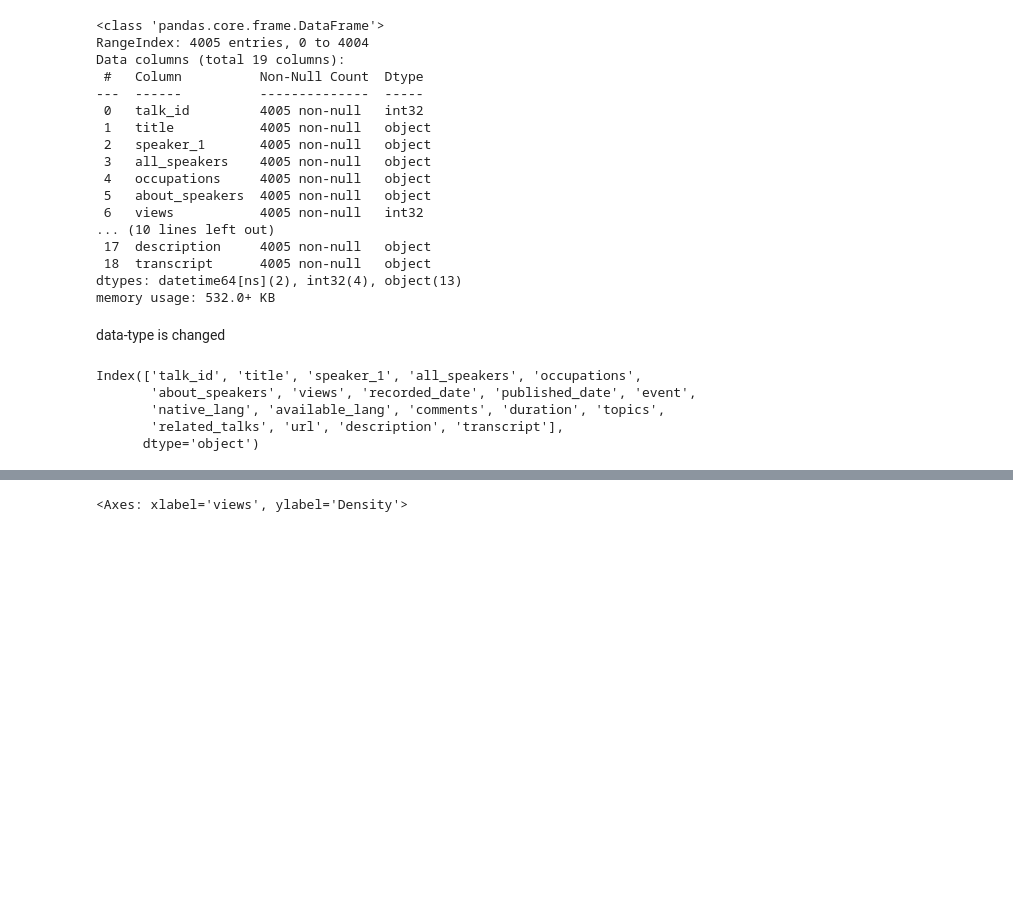
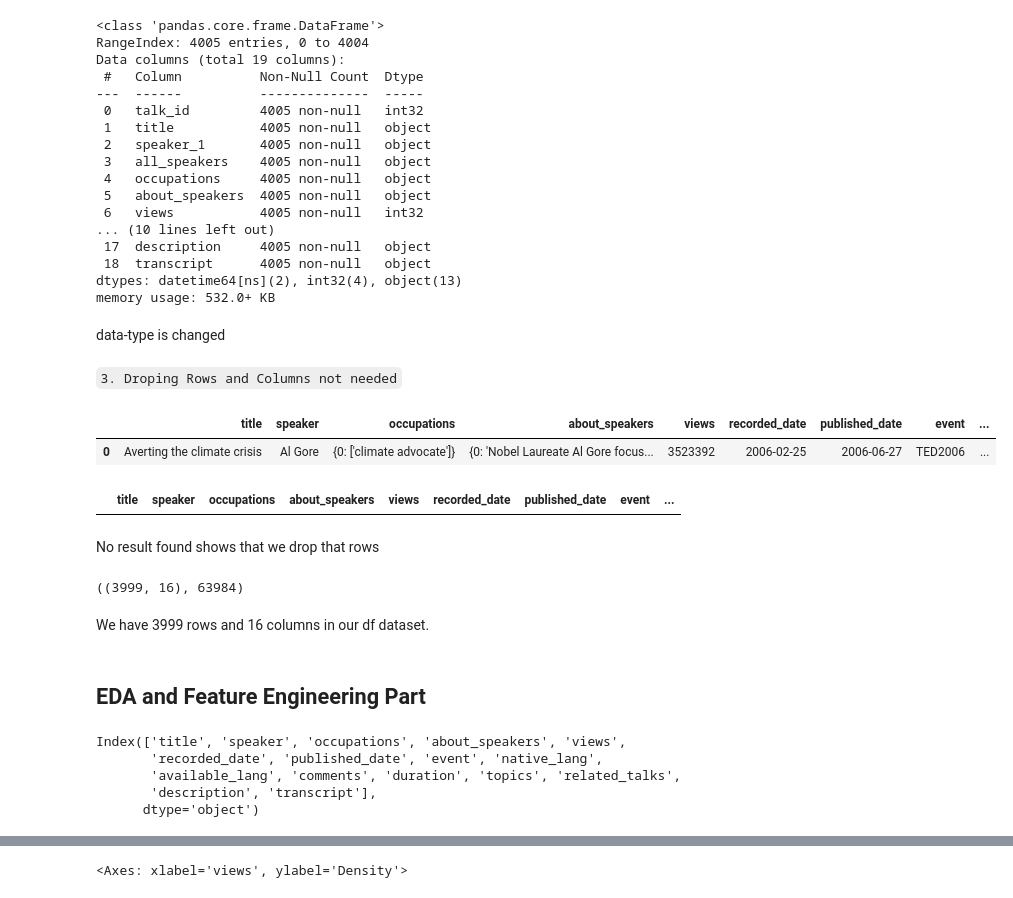
Before and after one commit to Aman811630/TED-talks-views-Prediction--ML-project, a Jupyter notebook: Aman_Singh_ML_project_on_TED_talks_views_prediction_.ipynb, the cells around one changed output, grey strips where cells are left out. Drawn from its saved outputs; the diff is of its cells as text; code cells hidden in the pictures; blank space fills up the shorter version.

```diff
--- a/Aman_Singh_ML_project_on_TED_talks_views_prediction_.ipynb
+++ b/Aman_Singh_ML_project_on_TED_talks_views_prediction_.ipynb
@@ -463,4 +463,6 @@ dtypes: datetime64[ns](2), int32(4), object(13)
 memory usage: 532.0+ KB
 # %% [markdown]
 data-type is changed
+# %% [markdown]
+`3. Droping Rows and Columns not needed`
 # %%
@@ -473,0 +476,5 @@ tedtalks_df.rename(columns={'speaker_1': 'speaker'}, inplace=True)
+# %%
+df[:1]
+# %% [output]
+|  | title | speaker | occupations | about_speakers | views | recorded_date | published_date | event | ... |
+| 0 | Averting the climate crisis | Al Gore | {0: ['climate advocate']} | {0: 'Nobel Laureate Al Gore focus... | 3523392 | 2006-02-25 | 2006-06-27 | TED2006 | ... |
@@ -474,10 +485,26 @@ tedtalks_df.rename(columns={'speaker_1': 'speaker'}, inplace=True)
+# %%
+df[df['views']==0]
+# %% [output]
+|  | title | speaker | occupations | about_speakers | views | recorded_date | published_date | event | ... |
+# %% [markdown]
+No result found shows that we drop that rows
+# %%
+# now after cleaning checking our dataset
+
+df.shape , df.size
+# %% [output]
+((3999, 16), 63984)
+# %% [markdown]
+We have 3999 rows and 16 columns in our df dataset.
+# %% [markdown]
+## EDA and Feature Engineering Part
 # %%
 # Dataset Columns
 
-ted_talk_df.columns
+df.columns
 # %% [output]
-Index(['talk_id', 'title', 'speaker_1', 'all_speakers', 'occupations',
-       'about_speakers', 'views', 'recorded_date', 'published_date', 'event',
-       'native_lang', 'available_lang', 'comments', 'duration', 'topics',
-       'related_talks', 'url', 'description', 'transcript'],
+Index(['title', 'speaker', 'occupations', 'about_speakers', 'views',
+       'recorded_date', 'published_date', 'event', 'native_lang',
+       'available_lang', 'comments', 'duration', 'topics', 'related_talks',
+       'description', 'transcript'],
       dtype='object')
```
Also changed, not shown: parts of 21 cells of this notebook.
